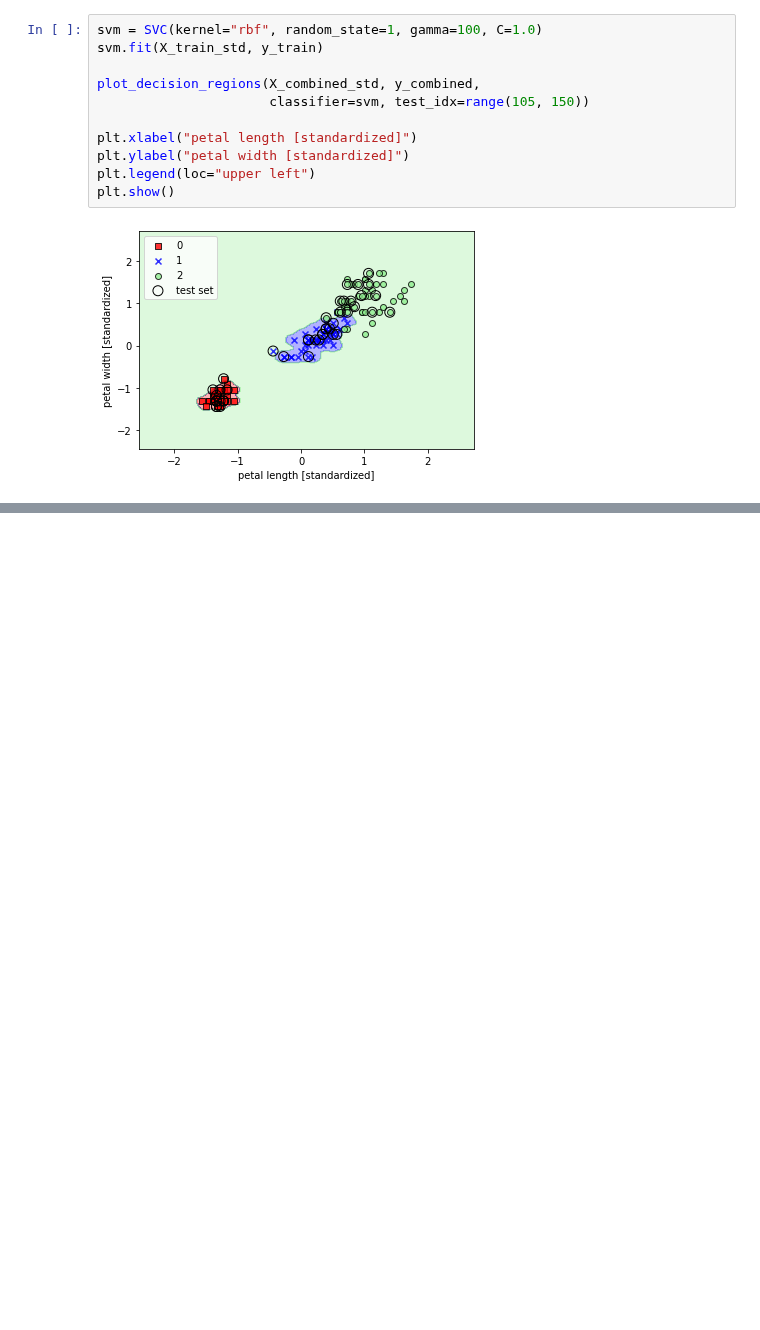
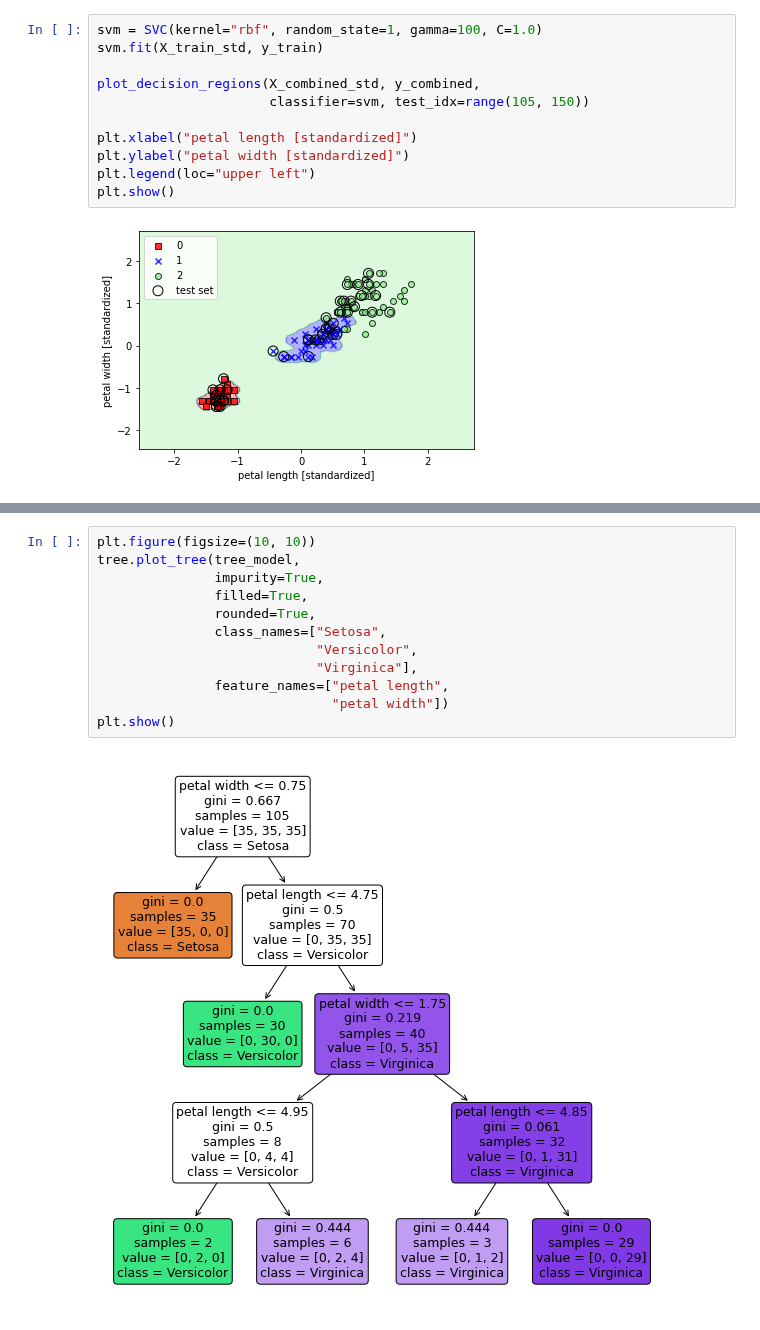
Before and after one commit to arti1117/making-tars, a Jupyter notebook: python-machine-learning-book-3rd-edition/ch03.ipynb, the cells around one changed output, grey strips where cells are left out. Cells and saved outputs as stored; diff of their text form; blank space fills up the shorter version.

```diff
--- a/python-machine-learning-book-3rd-edition/ch03.ipynb
+++ b/python-machine-learning-book-3rd-edition/ch03.ipynb
@@ -479,0 +513,14 @@ plt.show()
+# %%
+plt.figure(figsize=(10, 10))
+tree.plot_tree(tree_model,
+               impurity=True,
+               filled=True,
+               rounded=True,
+               class_names=["Setosa",
+                            "Versicolor",
+                            "Virginica"],
+               feature_names=["petal length",
+                              "petal width"])
+plt.show()
+# %% [output]
+[figure, added]
```
Also changed, not shown: parts of 7 cells of this notebook.
